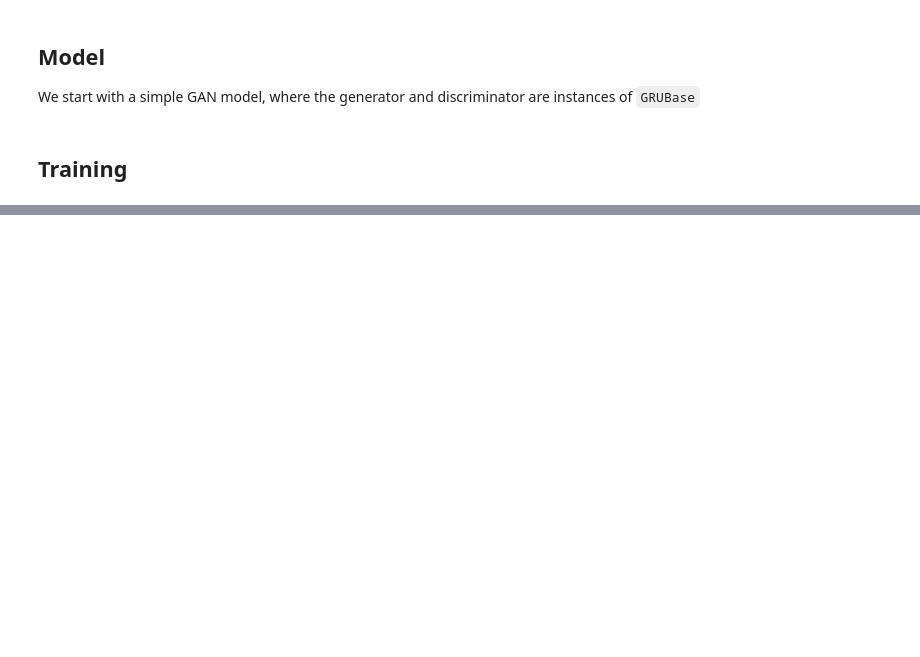
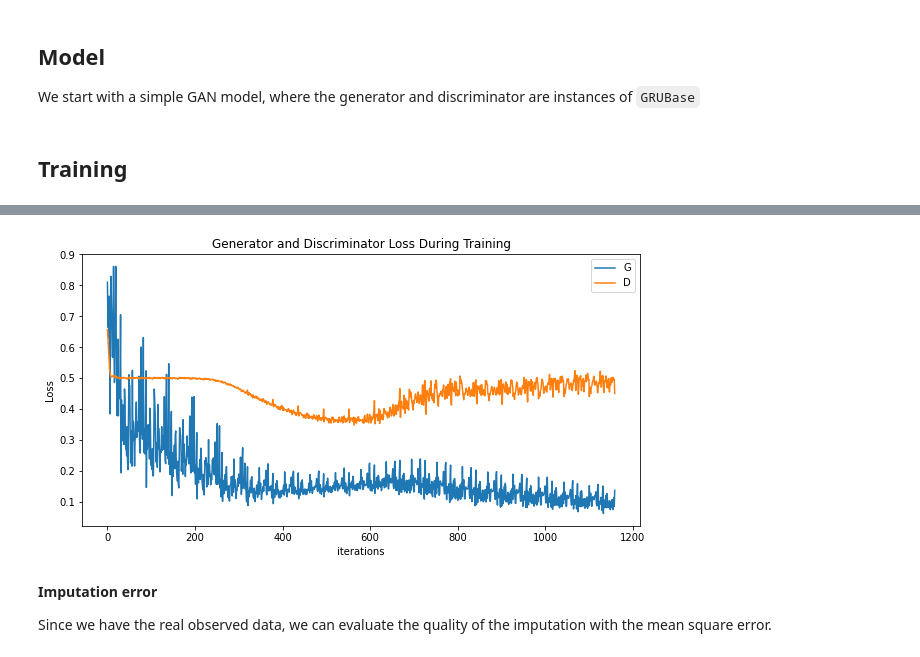
Before and after one commit to sohaiberrabii/data-imputation, a Jupyter notebook: data_imputation_UCIHAR.ipynb, the cells around one changed output, grey strips where cells are left out. Saved outputs shown, nothing was run; the diff lists cells and outputs as text; code cells hidden in the pictures; blank space fills up the shorter version.

Commit message:
corrects error in criterionG and adds results vizu

```diff
--- a/data_imputation_UCIHAR.ipynb
+++ b/data_imputation_UCIHAR.ipynb
@@ -117,9 +129,7 @@ netG = GRUBase(time_steps, n_features, hz)
 netD = GRUBase(time_steps, n_features, hz)
 
 # Loss functions
-criterionG = lambda data, dataG, mask, probD, alpha: \
-    alpha * nn.MSELoss()(mask * data, ~mask * dataG) \
-    - torch.mean(~mask * torch.log(torch.add(probD, 1e-8)))
+criterionG = generator_loss
 criterionD = nn.BCELoss()
 
 # Optimizers
@@ -130,15 +140,12 @@ Training
 --------------
 # %%
 # Training Loop
-
-# Hyperparameters
-alpha = 100
 
 # Lists to keep track of progress
 lossesG = []
 lossesD = []
 
-for epoch in tqdm(range(num_epochs)):
+for epoch in range(num_epochs):
     for i, (data, _) in enumerate(dataloader):
         # Sample random noise
         z = torch.rand(data.shape) * 0.01
@@ -150,46 +157,47 @@ for epoch in tqdm(range(num_epochs)):
         data = mask * torch.nan_to_num(data) + ~mask * z
 
         ###################################
-        # (1) Update D: minimize criterionD
+        # (1) Update D: minimize BCE(M, D(G(x)))
         ###################################
         netD.zero_grad()
 
         # Generate imputed data with G
-        dataG = netG(data, netG.initHidden(data.shape[0]))
+        dataG = netG(data, netG.init_hidden(data.shape[0]))
 
         # Classify imputed data with D
         data_imp = mask * data + ~mask * dataG
-        probD = netD(data_imp.detach(), netD.initHidden(data.shape[0]))
+        probD = netD(data_imp.detach(), netD.init_hidden(data.shape[0]))
 
         # Compute loss for D
         lossD = criterionD(probD, mask.float())
         # Compute gradients for D
         lossD.backward()
-        p_1 = probD.mean().item()
         # Update D
         optimizerD.step()
 
         ###################################
-        # (2) Update G: minimize criterionG
+        # (2) Update G: minimize MSE(M * x, M * G(x)) - (1 - M) * log(D(G(x))
         ###################################
         netG.zero_grad()
 
         # Classify imputed data once more since D got updated
-        probD = netD(data_imp, netD.initHidden(data.shape[0]))
+        probD = netD(data_imp, netD.init_hidden(data.shape[0]))
 
         # Compute loss for G
-        lossG = criterionG(data, dataG, mask, probD, alpha)
+        loss_rec, loss_adv = criterionG(data, dataG, mask, probD)
+        lossG = alpha * loss_rec - loss_adv
         # Compute gradients for G
         lossG.backward()
-        p_2 = probD.mean().item()
         # Update G
         optimizerG.step()
 
         # Output training stats
         if i % 50 == 0:
-            print('[%d/%d][%d/%d]\tLossD: %.4f\tLossG: %.4f\tP: %.4f / %.4f'
-                  % (epoch, num_epochs, i, len(dataloader),
-                     lossD.item(), lossG.item(), p_1, p_2))
+            print(
+                f"[{epoch}/{num_epochs}][{i}/{len(dataloader)}]\t"
+                f"LossD: {lossD.item():04f}\tLossG_rec: {loss_rec.item():04f}"
+                f"\tLossG_adv: {-loss_adv.item():04f}"
+            )
 
         # Save Losses for plotting later
         lossesG.append(lossG.item())
@@ -222,0 +230,16 @@ for epoch in tqdm(range(num_epochs)):
+# %%
+plt.figure(figsize=(10,5))
+plt.title("Generator and Discriminator Loss During Training")
+plt.plot(lossesG,label="G")
+plt.plot(lossesD,label="D")
+plt.xlabel("iterations")
+plt.ylabel("Loss")
+plt.legend()
+plt.show()
+# %% [output]
+[figure, added]
+# %% [markdown]
+**Imputation error**
+
+Since we have the real observed data, we can evaluate the quality
+of the imputation with the mean square error.
```
Also changed, not shown: parts of 8 cells of this notebook, 2 other files.
